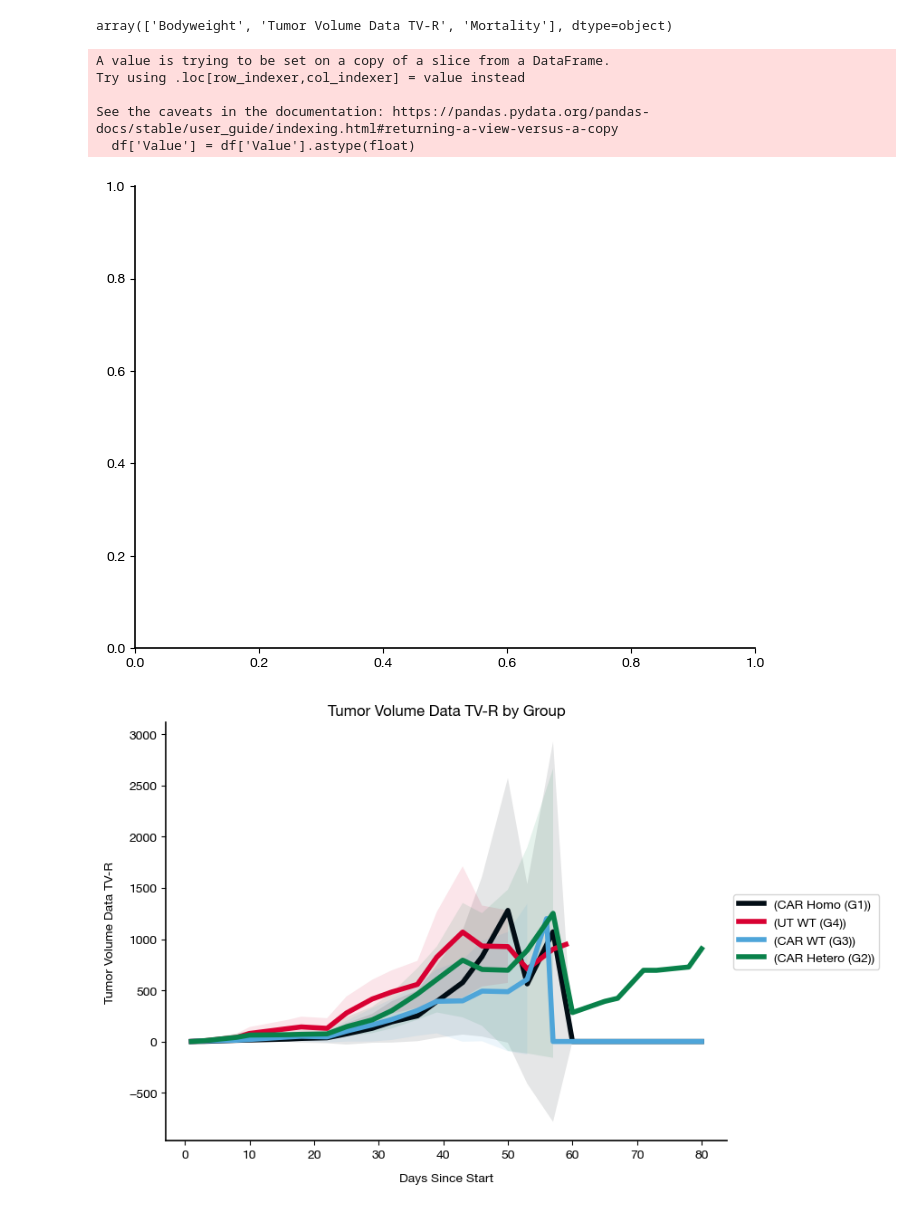
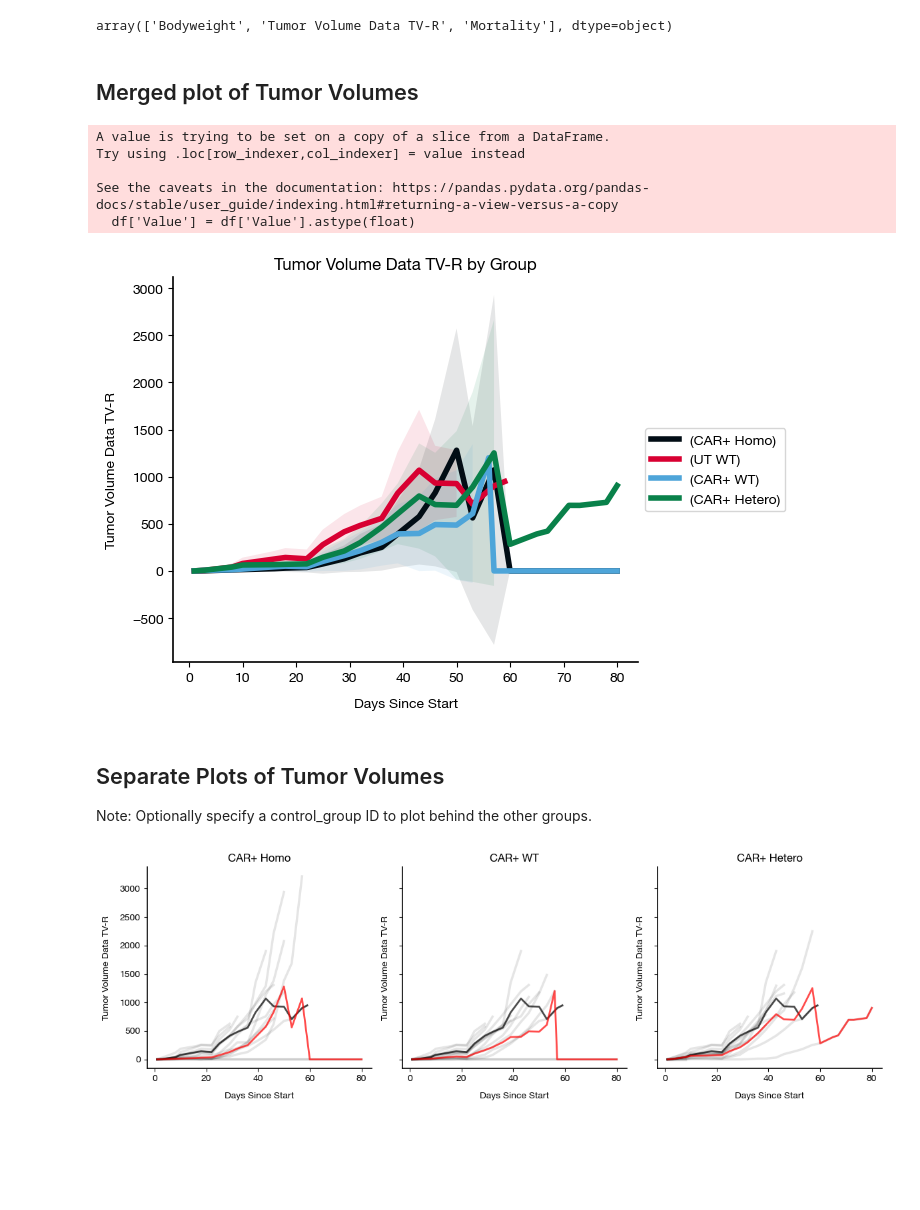
Before and after one commit to hbhargava7/invivo, a Jupyter notebook: examples/example.ipynb, the cells around one changed output. Saved outputs shown, nothing was run; the diff lists cells and outputs as text; code cells hidden in the pictures; blank space fills up the shorter version.

```diff
--- a/examples/example.ipynb
+++ b/examples/example.ipynb
@@ -9,0 +39,3 @@ path = "example_studylog_e627.xlsx"
+# %%
+path = "example_studylog_e627.xlsx"
+group_names = ["CAR+ Homo", "CAR+ Hetero", "CAR+ WT", "UT WT"] # ordered list of group names
@@ -10,5 +46,5 @@ path = "example_studylog_e627.xlsx"
 # %%
 analyzer = InVivoAnalyzer(data_path=path)
-analyzer.set_group_names(group_names=["CAR Homo (G1)", "CAR Hetero (G2)", "CAR WT (G3)", "UT WT (G4)"])
+analyzer.set_group_names(group_names=group_names)
 # %% [output]
 Initializing InVivoAnalyzer with data from: example_studylog_e627.xlsx
@@ -40,13 +89,25 @@ analyzer.plot_survival_curves()
 analyzer.master_data['Data Type'].unique()
 # %% [output]
 array(['Bodyweight', 'Tumor Volume Data TV-R', 'Mortality'], dtype=object)
+# %% [markdown]
+## Merged plot of Tumor Volumes
+# %%
+fig, ax = analyzer.plot_data_bygroup('Tumor Volume Data TV-R', figsize=(6,5))
+
+# save figure as svg
+fig.savefig('tumor_volume_data_tv-r.svg', format='svg', bbox_inches='tight')
+# %% [output]
+A value is trying to be set on a copy of a slice from a DataFrame.
+Try using .loc[row_indexer,col_indexer] = value instead
+
+See the caveats in the documentation: https://pandas.pydata.org/pandas-docs/stable/user_guide/indexing.html#returning-a-view-versus-a-copy
+  df['Value'] = df['Value'].astype(float)
+[figure, added]
+# %% [markdown]
+## Separate Plots of Tumor Volumes
+
+Note: Optionally specify a control_group ID to plot behind the other groups.
 # %%
-analyzer.plot_data_bygroup('Tumor Volume Data TV-R')
+fig, axs = analyzer.subplot_data_bygroup('Tumor Volume Data TV-R', control_group_id="UT WT")
 # %% [output]
-A value is trying to be set on a copy of a slice from a DataFrame.
-Try using .loc[row_indexer,col_indexer] = value instead
-
-See the caveats in the documentation: https://pandas.pydata.org/pandas-docs/stable/user_guide/indexing.html#returning-a-view-versus-a-copy
-  df['Value'] = df['Value'].astype(float)
-[figure, old version]
+[figure, new version]
-[figure, removed]
```
Also changed, not shown: parts of 12 cells of this notebook, 5 other files.
